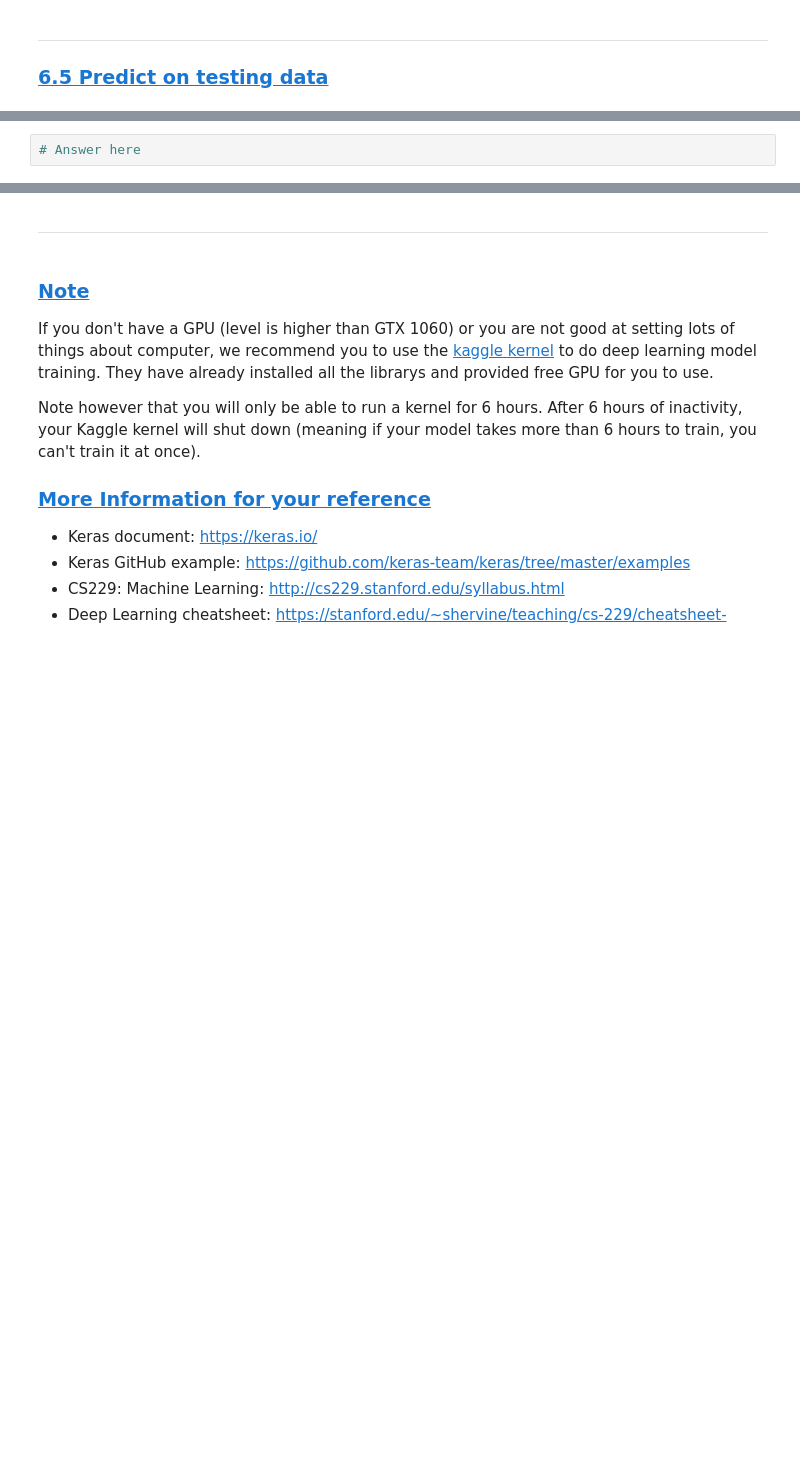
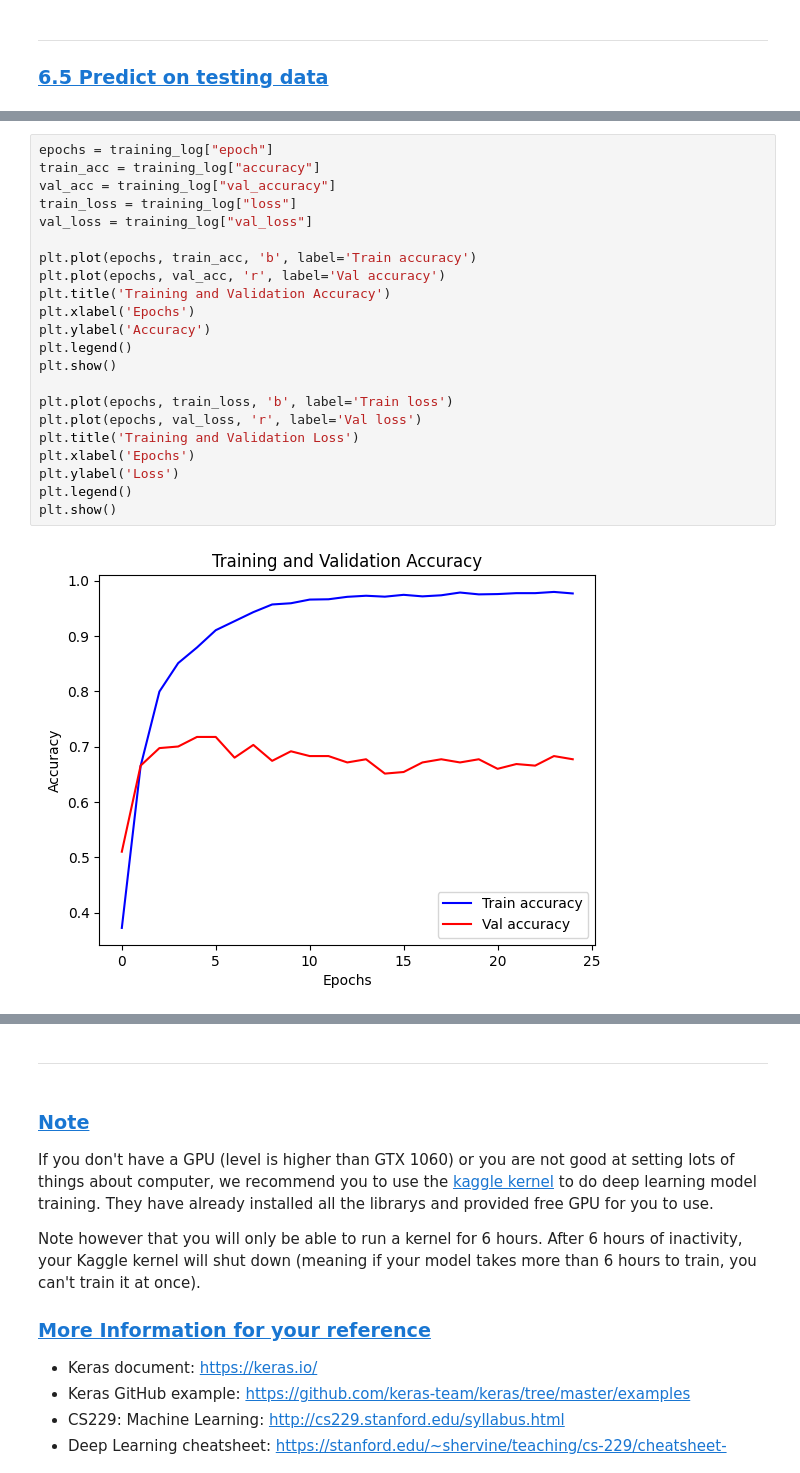
Before and after one commit to Benson920613/DM2025-Lab2-Exercise, a Jupyter notebook: DM2025-Lab2-Master-Phase_1.ipynb, the cells around one changed output, grey strips where cells are left out. Saved outputs shown, nothing was run; the diff lists cells and outputs as text; blank space fills up the shorter version.

```diff
--- a/DM2025-Lab2-Master-Phase_1.ipynb
+++ b/DM2025-Lab2-Master-Phase_1.ipynb
@@ -874,5 +874,27 @@ training_log
 Plot the Training and Validation Accuracy and Loss (different plots), just like the images below.(Note: the pictures below are an example from a different model). How to interpret the graphs you got? How are they related to the concept of overfitting/underfitting covered in class?
 
 ![pic3.png](./pics/pic3.png)  ![pic4.png](./pics/pic4.png)
-# %%
-# Answer here
+# %%
+epochs = training_log["epoch"]
+train_acc = training_log["accuracy"]
+val_acc = training_log["val_accuracy"]
+train_loss = training_log["loss"]
+val_loss = training_log["val_loss"]
+
+plt.plot(epochs, train_acc, 'b', label='Train accuracy')
+plt.plot(epochs, val_acc, 'r', label='Val accuracy')
+plt.title('Training and Validation Accuracy')
+plt.xlabel('Epochs')
+plt.ylabel('Accuracy')
+plt.legend()
+plt.show()
+
+plt.plot(epochs, train_loss, 'b', label='Train loss')
+plt.plot(epochs, val_loss, 'r', label='Val loss')
+plt.title('Training and Validation Loss')
+plt.xlabel('Epochs')
+plt.ylabel('Loss')
+plt.legend()
+plt.show()
+# %% [output]
+[figure, added]
```
Also changed, not shown: parts of 26 cells of this notebook, 3 other files.
